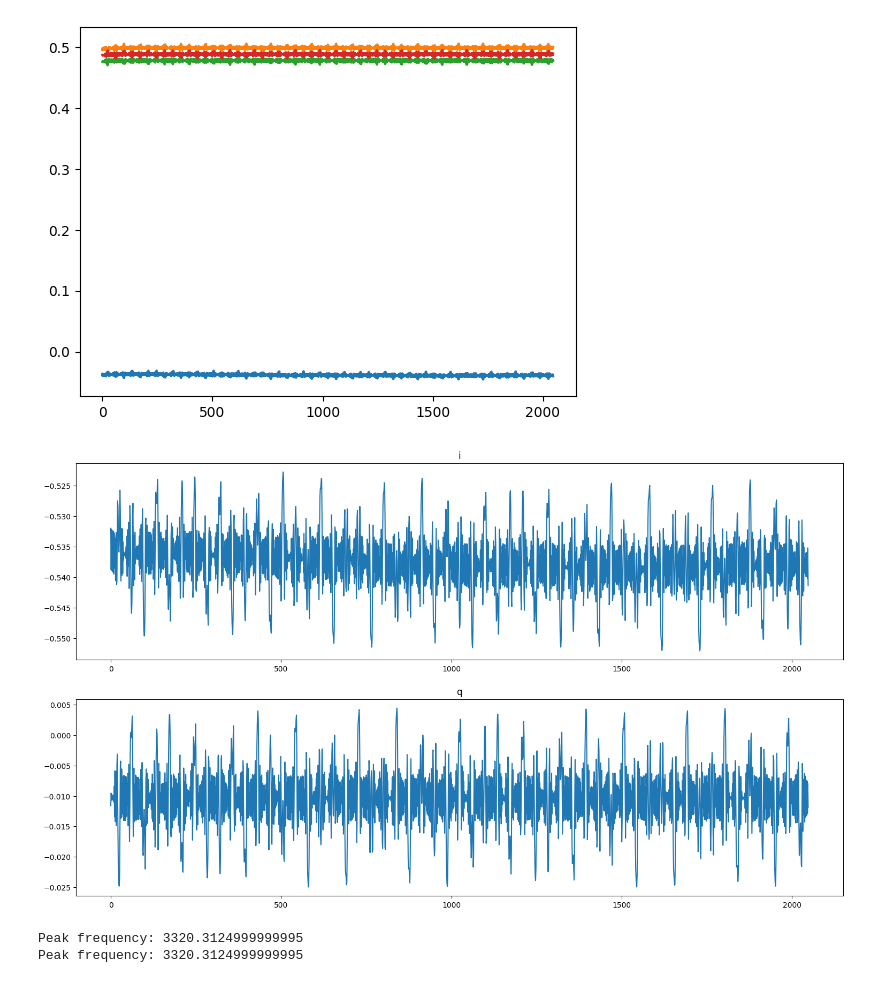
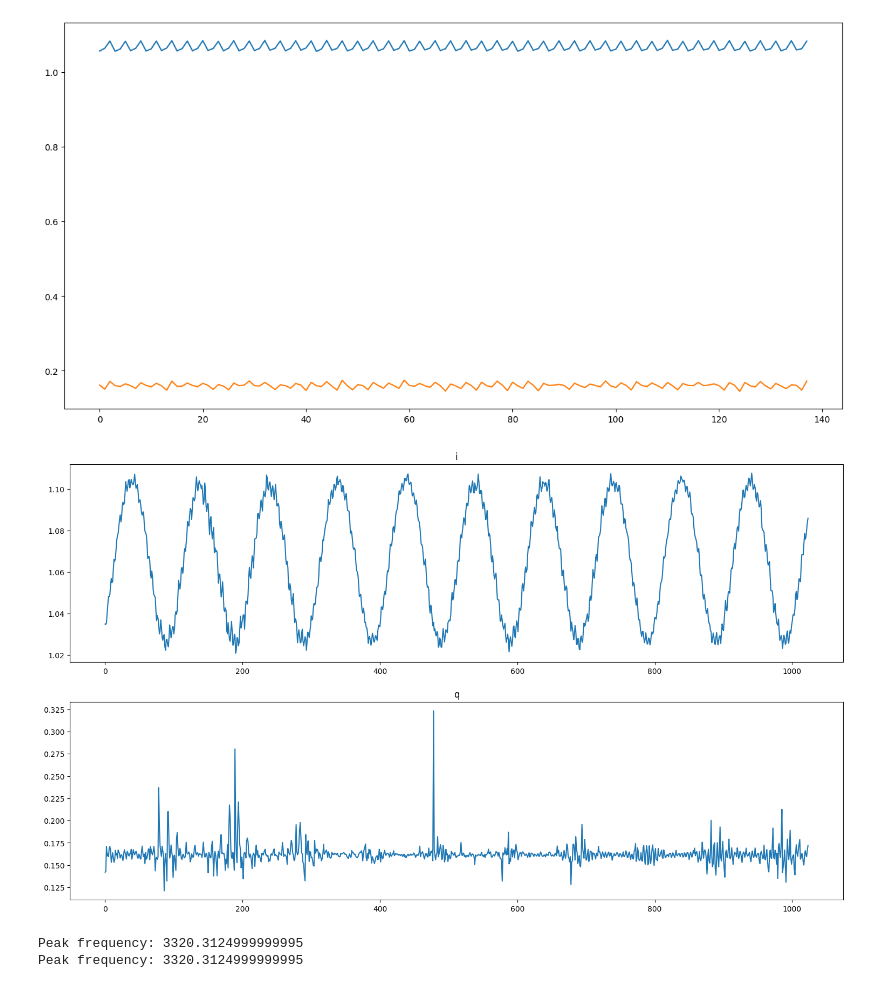
Before and after one commit to Duanyll/h743framework, a Jupyter notebook: view_data.ipynb, the cells around one changed output. Cells and saved outputs as stored; diff of their text form; code cells hidden in the pictures.

```diff
--- a/view_data.ipynb
+++ b/view_data.ipynb
@@ -75,19 +77,22 @@ def set_frequency(freq):
     com.write(b"\xff\xff\xff")
     com.flush()
 # %%
-set_frequency(100000000)
-sample_rate = 200000
-points = 2048
-data = read_time_data(0b1111, points, sample_rate)
+set_frequency(42_900_000)
+sample_rate = 30000
+points = 138
+data = read_time_data(0b0011, points, sample_rate)
 data = data * 2.5 / 32768
-for i in range(4):
+plt.figure(figsize=(16, 8))
+for i in range(2):
     plt.plot(data[i])
 plt.show()
 # %% [output]
-[figure, old version]
+[figure, new version]
 # %%
-I = data[0] - data[1]
-Q = data[2] - data[3]
+# I = data[0] - data[1]
+# Q = data[2] - data[3]
+I = data[0]
+Q = data[1]
 # i = i - np.mean(i)
 # q = q - np.mean(q)
 fig, axs = plt.subplots(2)
@@ -98,7 +103,7 @@ axs[1].plot(Q)
 axs[1].title.set_text("q")
 plt.show()
 # %% [output]
-[figure, old version]
+[figure, new version]
 # %%
 plot_spectrum(I, points, sample_rate)
 plot_spectrum(Q, points, sample_rate)
```
Also changed, not shown: parts of 5 cells of this notebook, 5 other files.
